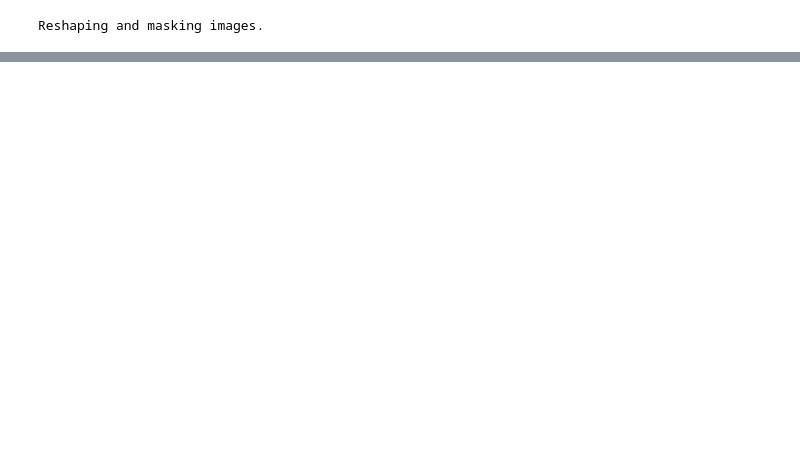
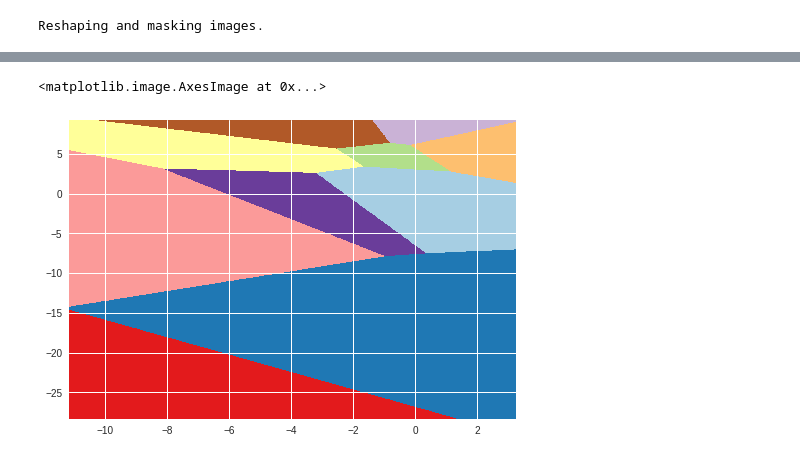
Before and after one commit to souravsingh/Neurovault-Analysis, a Jupyter notebook: Neurovault_UMAP.ipynb, the cells around one changed output, grey strips where cells are left out. Saved outputs shown, nothing was run; the diff lists cells and outputs as text; code cells hidden in the pictures; blank space fills up the shorter version.

```diff
--- a/Neurovault_UMAP.ipynb
+++ b/Neurovault_UMAP.ipynb
@@ -151,0 +235,29 @@ plt.scatter(embedding[:,0], embedding[:,1])
+# %%
+from sklearn.cluster import KMeans
+kmeans = KMeans(n_clusters=10, random_state=0)
+clusters = kmeans.fit_predict(embedding)
+# %%
+# Step size of the mesh. Decrease to increase the quality of the VQ.
+h = .02     # point in the mesh [x_min, x_max]x[y_min, y_max].
+
+# Plot the decision boundary. For that, we will assign a color to each
+x_min, x_max = embedding[:, 0].min() - 1, embedding[:, 0].max() + 1
+y_min, y_max = embedding[:, 1].min() - 1, embedding[:, 1].max() + 1
+xx, yy = np.meshgrid(np.arange(x_min, x_max, h), np.arange(y_min, y_max, h))
+# %%
+# Obtain labels for each point in mesh. Use last trained model.
+Z = kmeans.predict(np.c_[xx.ravel(), yy.ravel()])
+
+# Put the result into a color plot
+Z = Z.reshape(xx.shape)
+# %%
+Z = Z.reshape(xx.shape)
+plt.figure(1)
+plt.clf()
+plt.imshow(Z, interpolation='nearest',
+           extent=(xx.min(), xx.max(), yy.min(), yy.max()),
+           cmap=plt.cm.Paired,
+           aspect='auto', origin='lower')
+# %% [output]
+<matplotlib.image.AxesImage at 0x...>
+[figure, added]
```
Also changed, not shown: parts of 9 cells of this notebook.
